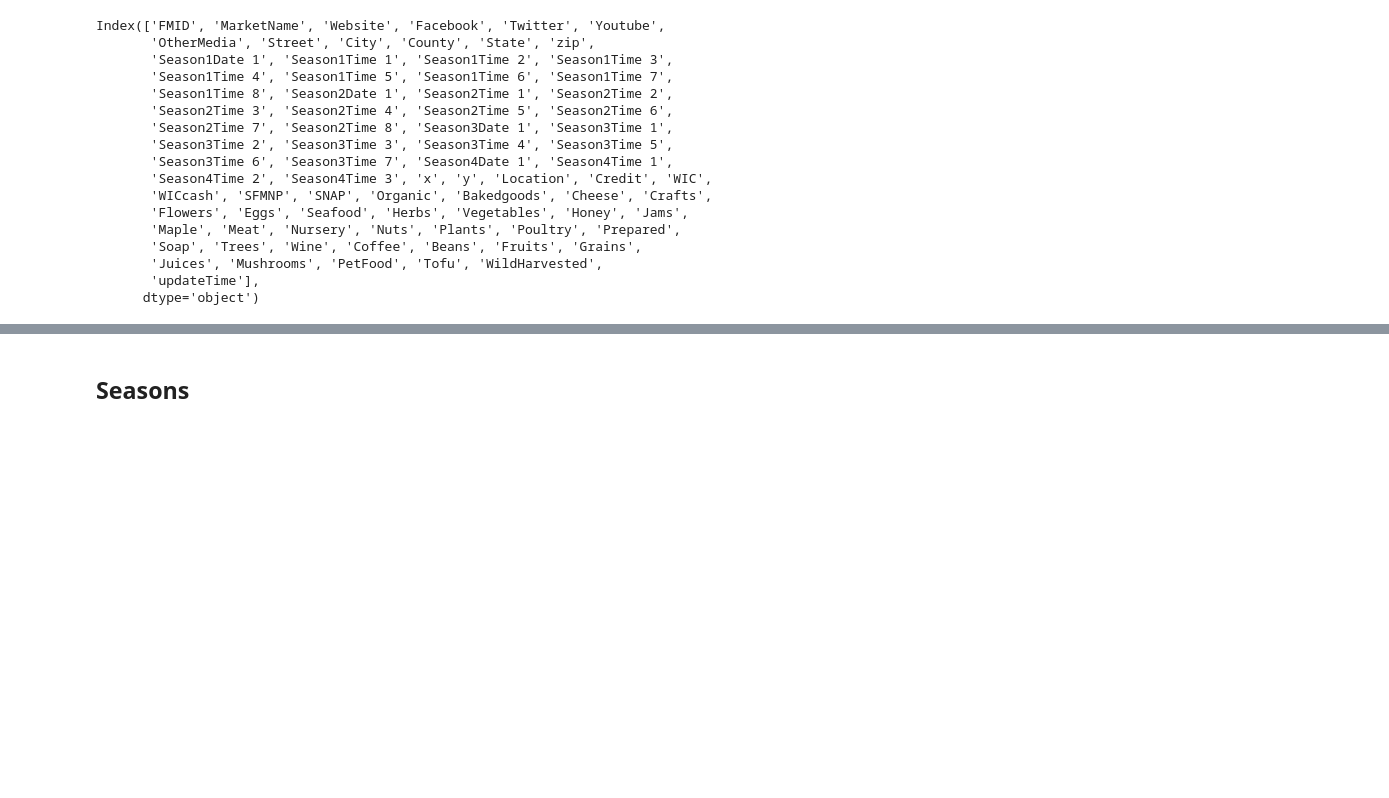
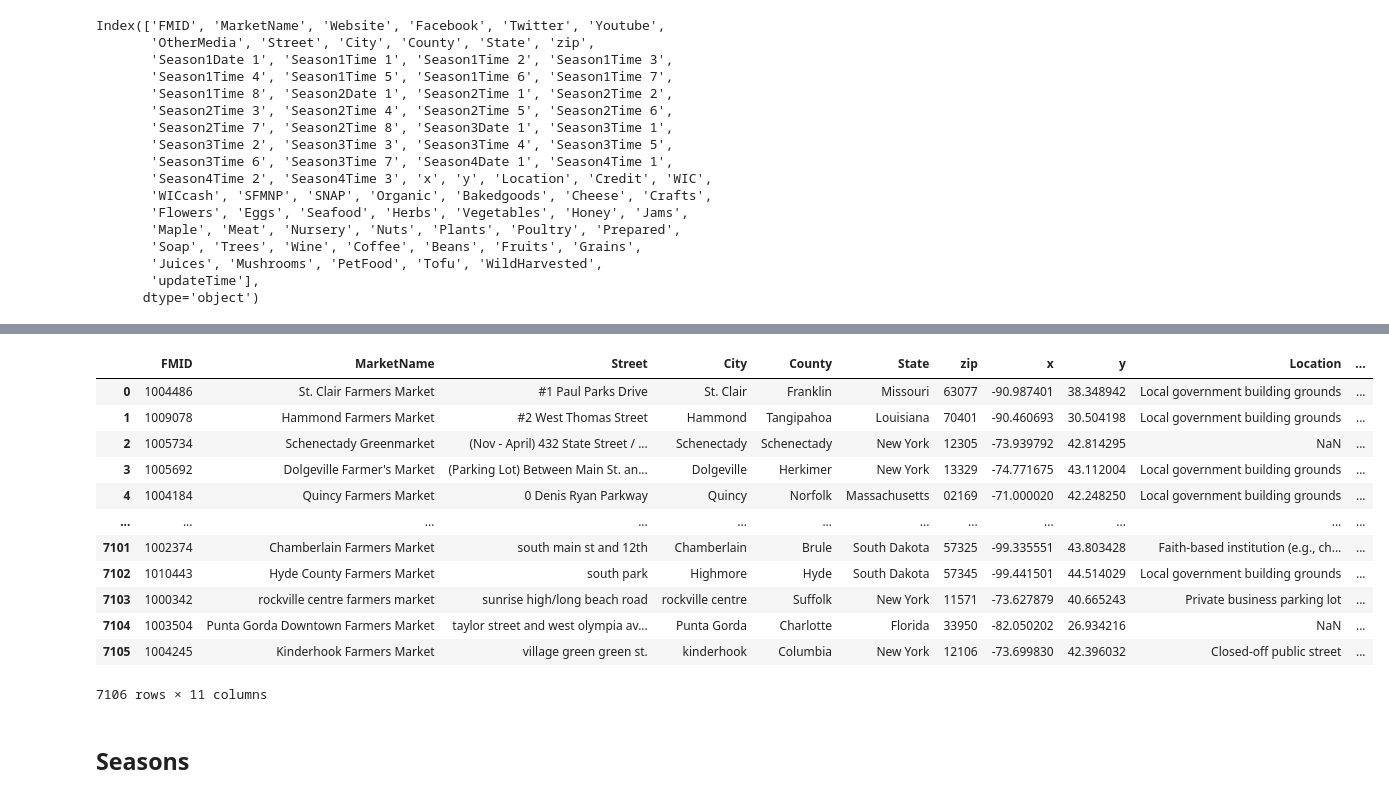
Before and after one commit to ruoyu-qian/cs513-data-cleaning, a Jupyter notebook: further_data_cleaning.ipynb, the cells around one changed output, grey strips where cells are left out. Saved outputs shown, nothing was run; the diff lists cells and outputs as text; code cells hidden in the pictures; blank space fills up the shorter version.

```diff
--- a/further_data_cleaning.ipynb
+++ b/further_data_cleaning.ipynb
@@ -27,0 +45,18 @@ Index(['FMID', 'MarketName', 'Website', 'Facebook', 'Twitter', 'Youtube',
+# %%
+last_address = address.sort_values('updateTime').groupby(['Street', 'City', 'County', 'State', 'zip']).apply(lambda x: x.tail(1))
+last_address = last_address.reset_index(drop=True)
+last_address
+# %% [output]
+|  | FMID | MarketName | Street | City | County | State | zip | x | y | Location | ... |
+| 0 | 1004486 | St. Clair Farmers Market | #1 Paul Parks Drive | St. Clair | Franklin | Missouri | 63077 | -90.987401 | 38.348942 | Local government building grounds | ... |
+| 1 | 1009078 | Hammond Farmers Market | #2 West Thomas Street | Hammond | Tangipahoa | Louisiana | 70401 | -90.460693 | 30.504198 | Local government building grounds | ... |
+| 2 | 1005734 | Schenectady Greenmarket | (Nov - April) 432 State Street / ... | Schenectady | Schenectady | New York | 12305 | -73.939792 | 42.814295 | NaN | ... |
+| 3 | 1005692 | Dolgeville Farmer's Market | (Parking Lot) Between Main St. an... | Dolgeville | Herkimer | New York | 13329 | -74.771675 | 43.112004 | Local government building grounds | ... |
+| 4 | 1004184 | Quincy Farmers Market | 0 Denis Ryan Parkway | Quincy | Norfolk | Massachusetts | 02169 | -71.000020 | 42.248250 | Local government building grounds | ... |
+| ... | ... | ... | ... | ... | ... | ... | ... | ... | ... | ... | ... |
+| 7101 | 1002374 | Chamberlain Farmers Market | south main st and 12th | Chamberlain | Brule | South Dakota | 57325 | -99.335551 | 43.803428 | Faith-based institution (e.g., ch... | ... |
+| 7102 | 1010443 | Hyde County Farmers Market | south park | Highmore | Hyde | South Dakota | 57345 | -99.441501 | 44.514029 | Local government building grounds | ... |
+| 7103 | 1000342 | rockville centre farmers market | sunrise high/long beach road | rockville centre | Suffolk | New York | 11571 | -73.627879 | 40.665243 | Private business parking lot | ... |
+| 7104 | 1003504 | Punta Gorda Downtown Farmers Market | taylor street and west olympia av... | Punta Gorda | Charlotte | Florida | 33950 | -82.050202 | 26.934216 | NaN | ... |
+| 7105 | 1004245 | Kinderhook Farmers Market | village green green st. | kinderhook | Columbia | New York | 12106 | -73.699830 | 42.396032 | Closed-off public street | ... |
+7106 rows × 11 columns
```
Also changed, not shown: parts of 2 cells of this notebook.
